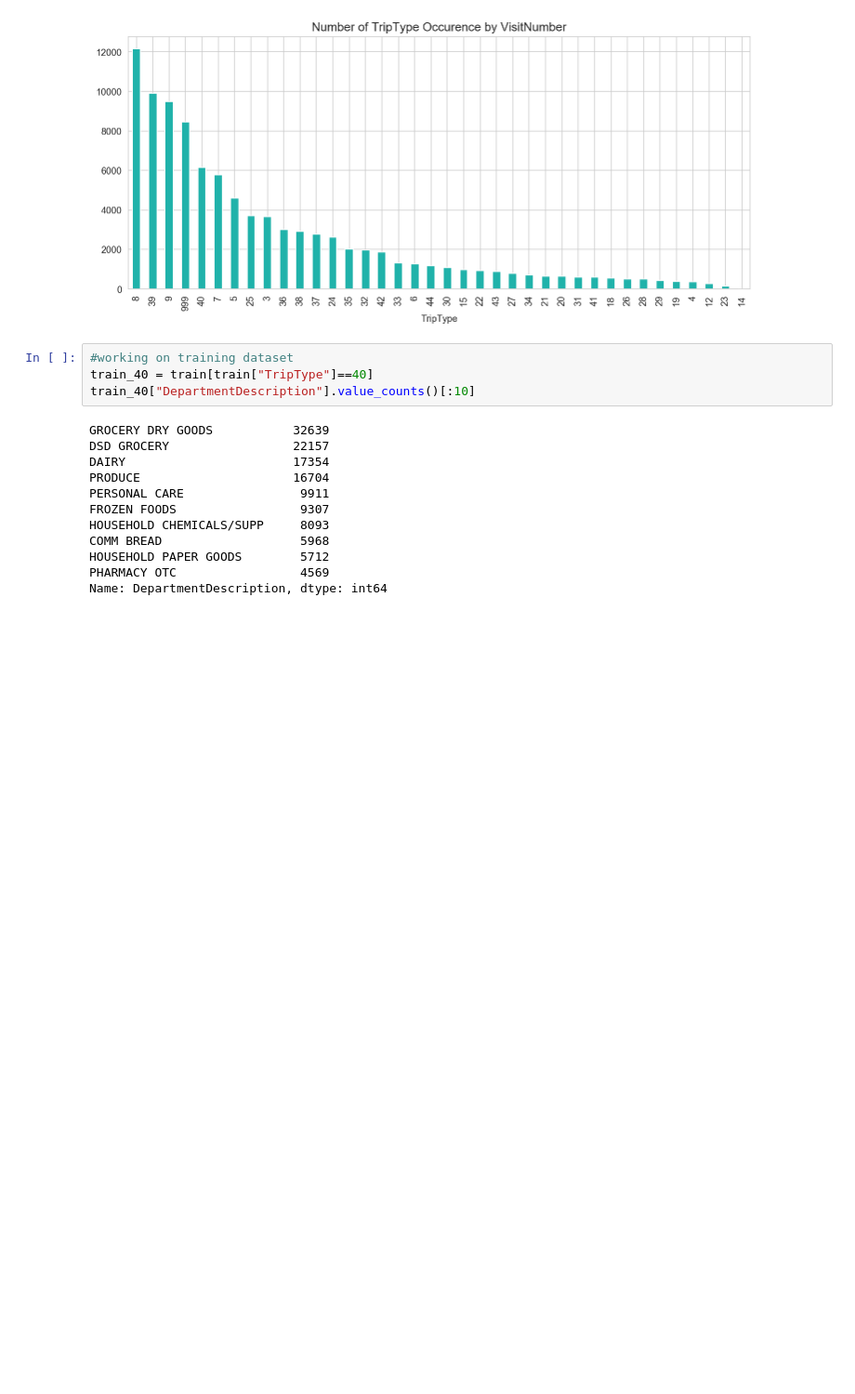
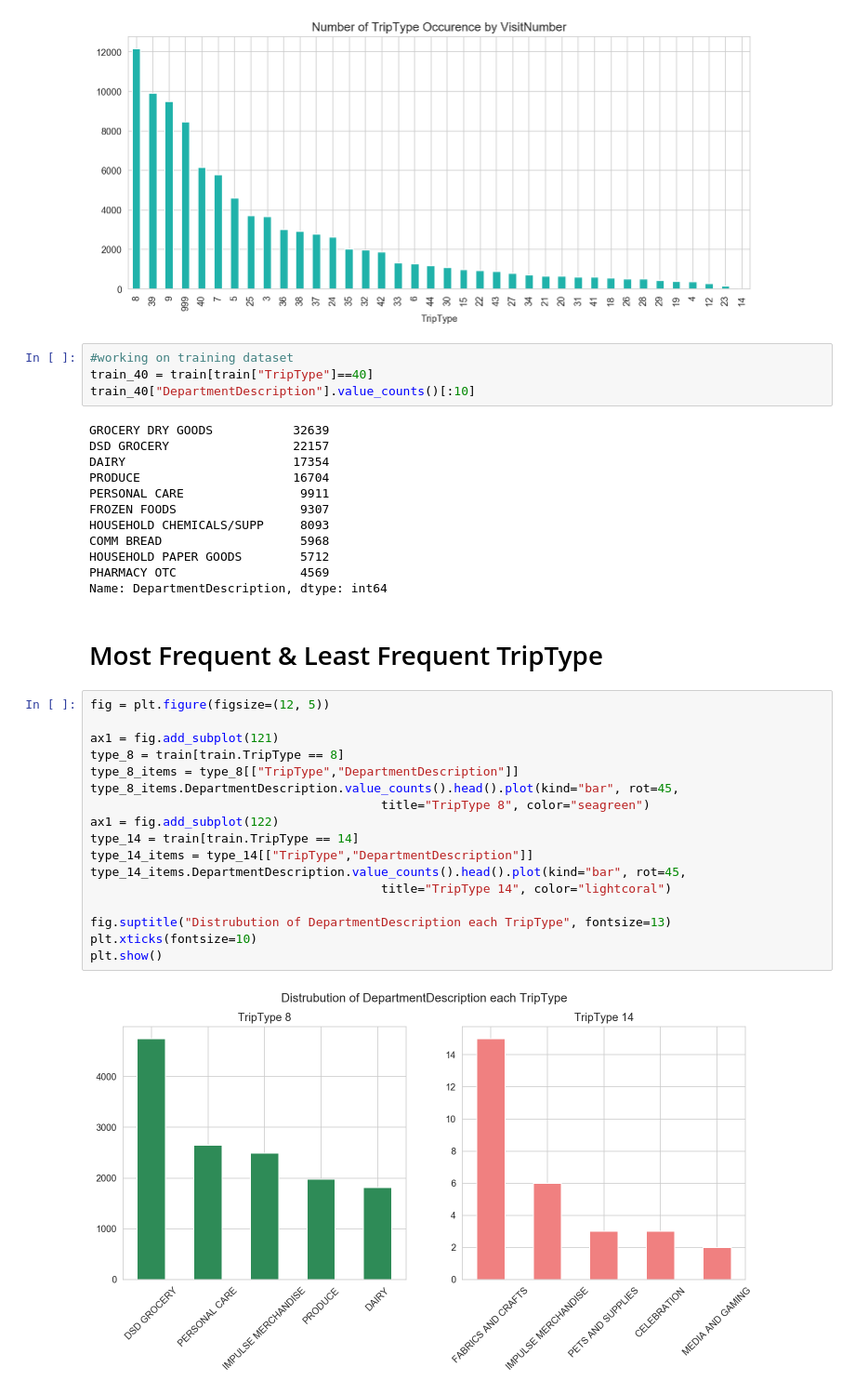
Before and after one commit to vrushit/Walmart-Recruiting-Trip-Type-Classification, a Jupyter notebook: SolutionPY.ipynb, the cells around one changed output. Shown at 93% size. Cells and saved outputs as stored; diff of their text form; blank space fills up the shorter version.

Commit message:
Most frequent and Least Frequent

```diff
--- a/SolutionPY.ipynb
+++ b/SolutionPY.ipynb
@@ -105,3 +105,24 @@ COMM BREAD                   5968
 HOUSEHOLD PAPER GOODS        5712
 PHARMACY OTC                 4569
 Name: DepartmentDescription, dtype: int64
+# %% [markdown]
+# Most Frequent & Least Frequent TripType
+# %%
+fig = plt.figure(figsize=(12, 5))
+
+ax1 = fig.add_subplot(121)
+type_8 = train[train.TripType == 8]
+type_8_items = type_8[["TripType","DepartmentDescription"]]
+type_8_items.DepartmentDescription.value_counts().head().plot(kind="bar", rot=45,
+                                        title="TripType 8", color="seagreen")
+ax1 = fig.add_subplot(122)
+type_14 = train[train.TripType == 14]
+type_14_items = type_14[["TripType","DepartmentDescription"]]
+type_14_items.DepartmentDescription.value_counts().head().plot(kind="bar", rot=45,
+                                        title="TripType 14", color="lightcoral")
+
+fig.suptitle("Distrubution of DepartmentDescription each TripType", fontsize=13)
+plt.xticks(fontsize=10)
+plt.show()
+# %% [output]
+[figure, added]
```
Also changed, not shown: parts of 2 cells of this notebook.
